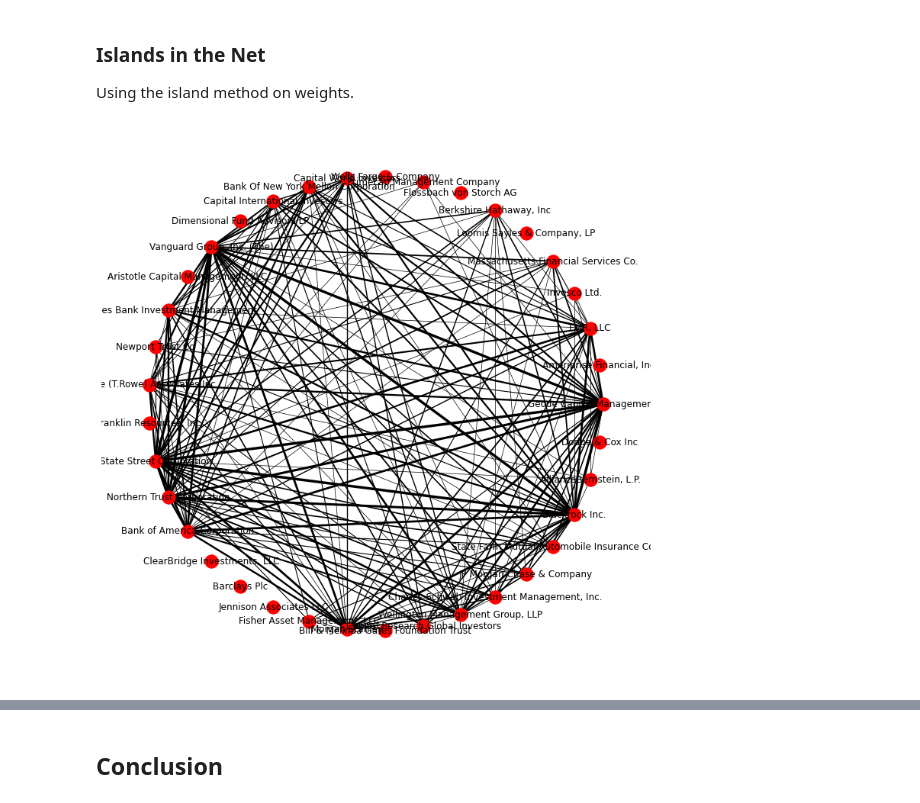
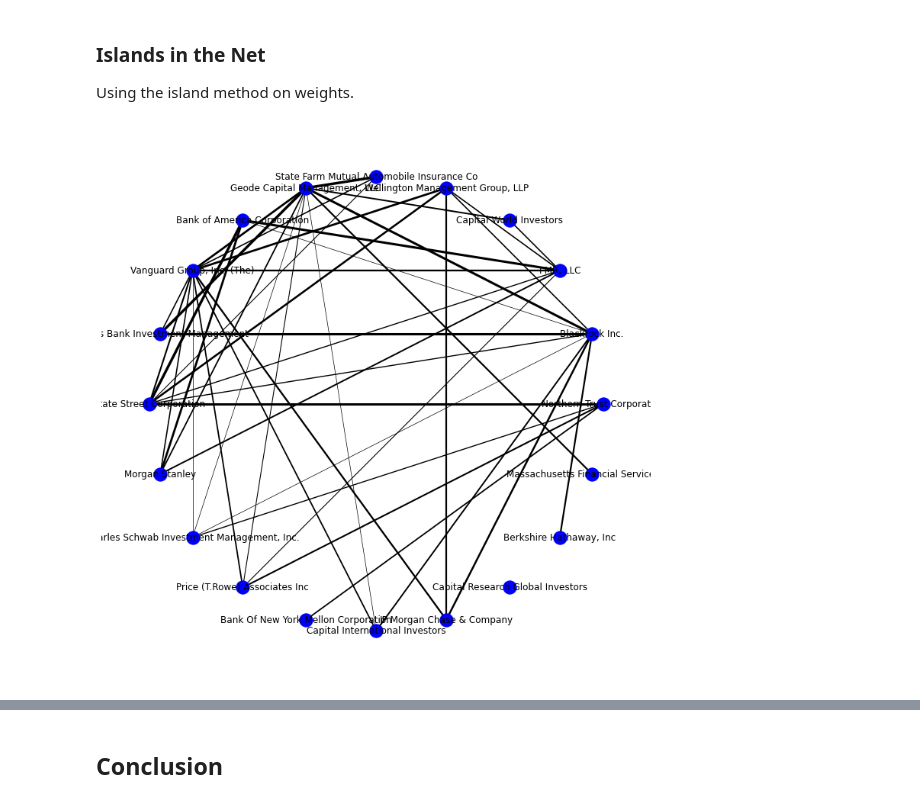
Before and after one commit to dcorrea614/Web_Analytics, a Jupyter notebook: DC-Project2.ipynb, the cells around one changed output, grey strips where cells are left out. Drawn from its saved outputs; the diff is of its cells as text; code cells hidden in the pictures.

```diff
--- a/DC-Project2.ipynb
+++ b/DC-Project2.ipynb
@@ -197,10 +210,18 @@ fig.show()
 ### Islands in the Net
 
 Using the island method on weights.
+# %%
+def trim_edges(g, weight=1):
+    g2=nx.Graph()
+    for f, to, edata in g.edges(data=True):
+        if edata['weight'] > weight:
+            w = edata['weight']
+            g2.add_edge(f,to,weighth=w)
+    return g2
 # %%
-weights = [math.log(edata['weight']) for f,t,edata in H.edges(data=True)]
+H_trim = trim_edges(H, weight=math.exp(1.5))
 
 plt.figure(figsize=(10,10))
-nx.draw_circular(H,width=weights, node_color='red', with_labels=True)
+nx.draw_circular(H_trim,width=weights, node_color='blue', with_labels=True)
 # %% [output]
-[figure, old version]
+[figure, new version]
```
Also changed, not shown: parts of 11 cells of this notebook.
